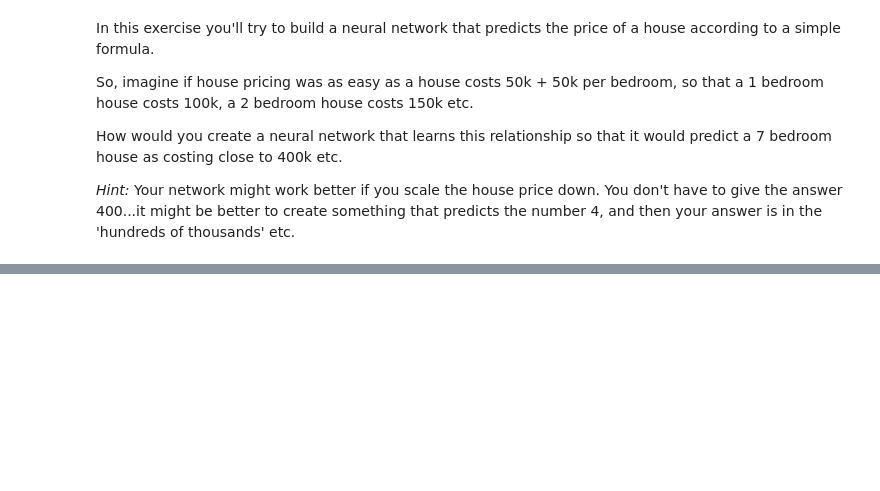
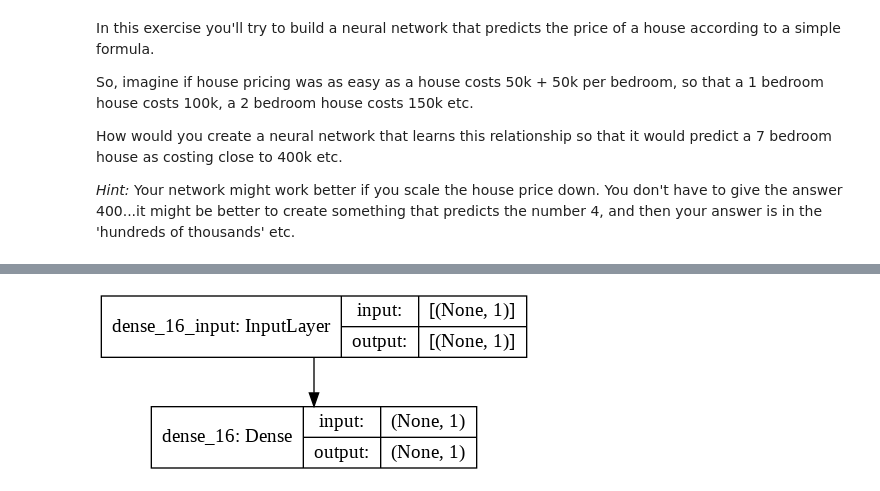
Before and after one commit to renjithbaby23/dl.ai_tensorflow, a Jupyter notebook: Copy_of_Exercise_1_House_Prices_Question.ipynb, the cells around one changed output, grey strips where cells are left out. Drawn from its saved outputs; the diff is of its cells as text; code cells hidden in the pictures; blank space fills up the shorter version.

```diff
--- a/Copy_of_Exercise_1_House_Prices_Question.ipynb
+++ b/Copy_of_Exercise_1_House_Prices_Question.ipynb
@@ -20,0 +15,5 @@ print(model.predict([7.0]))
+# %%
+model = keras.models.Sequential([keras.layers.Dense(1, activation='linear', input_shape=[1])])
+model.compile(optimizer='sgd', loss='mean_squared_error')
+xs = np.array([1, 2, 3, 4, 5, 6], dtype='float32')
+ys = np.array([1, 1.5, 2, 2.5, 3, 3.5], dtype='float32')
@@ -20,0 +33,4 @@ print(model.predict([7.0]))
+# %%
+keras.utils.plot_model(model, show_shapes=True)
+# %% [output]
+[figure, added]
```
Also changed, not shown: parts of 5 cells of this notebook.
